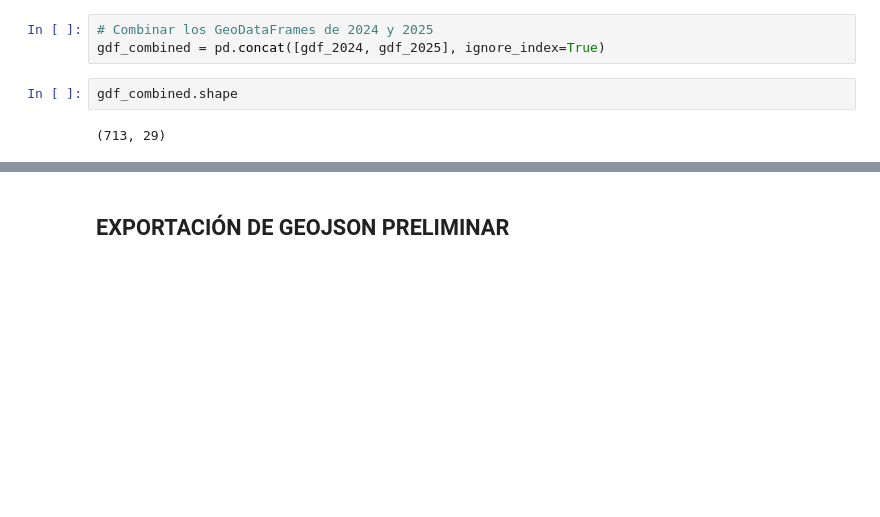
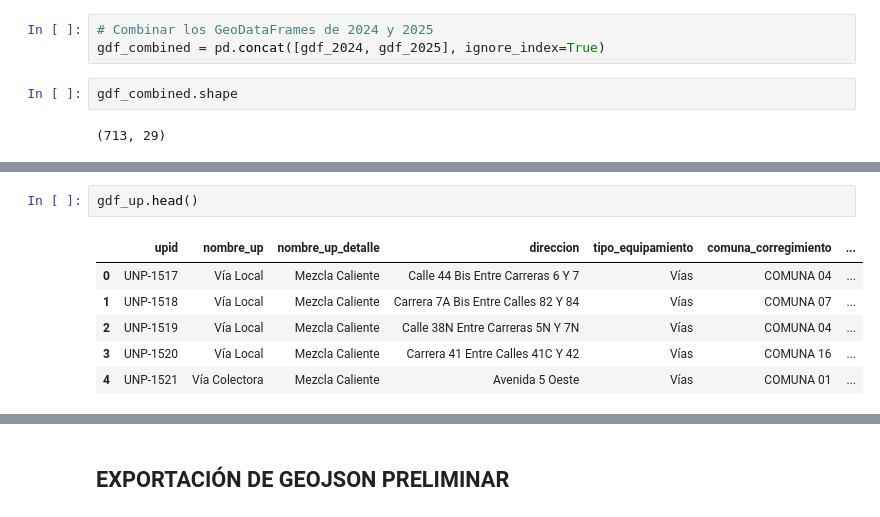
Before and after one commit to Juanpgm/proyectos_cali_alcaldia_etl, a Jupyter notebook: infraestructura_up_notebook_test.ipynb, the cells around one changed output, grey strips where cells are left out. Drawn from its saved outputs; the diff is of its cells as text; blank space fills up the shorter version.

```diff
--- a/infraestructura_up_notebook_test.ipynb
+++ b/infraestructura_up_notebook_test.ipynb
@@ -349,0 +658,9 @@ gdf_combined.shape
+# %%
+gdf_up.head()
+# %% [output]
+|  | upid | nombre_up | nombre_up_detalle | direccion | tipo_equipamiento | comuna_corregimiento | ... |
+| 0 | UNP-1517 | Vía Local | Mezcla Caliente | Calle 44 Bis Entre Carreras 6 Y 7 | Vías | COMUNA 04 | ... |
+| 1 | UNP-1518 | Vía Local | Mezcla Caliente | Carrera 7A Bis Entre Calles 82 Y 84 | Vías | COMUNA 07 | ... |
+| 2 | UNP-1519 | Vía Local | Mezcla Caliente | Calle 38N Entre Carreras 5N Y 7N | Vías | COMUNA 04 | ... |
+| 3 | UNP-1520 | Vía Local | Mezcla Caliente | Carrera 41 Entre Calles 41C Y 42 | Vías | COMUNA 16 | ... |
+| 4 | UNP-1521 | Vía Colectora | Mezcla Caliente | Avenida 5 Oeste | Vías | COMUNA 01 | ... |
```
Also changed, not shown: parts of 24 cells of this notebook, 2 other files.
